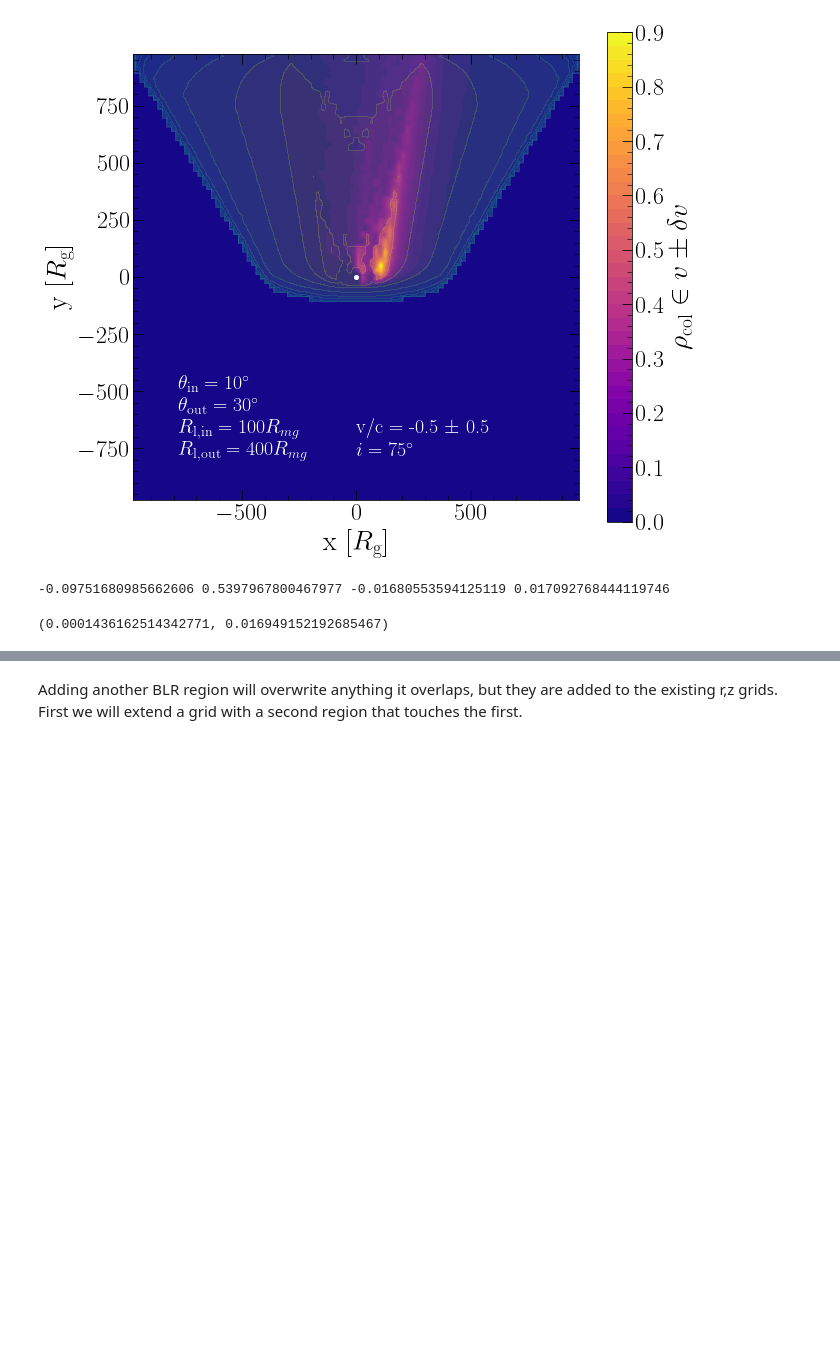
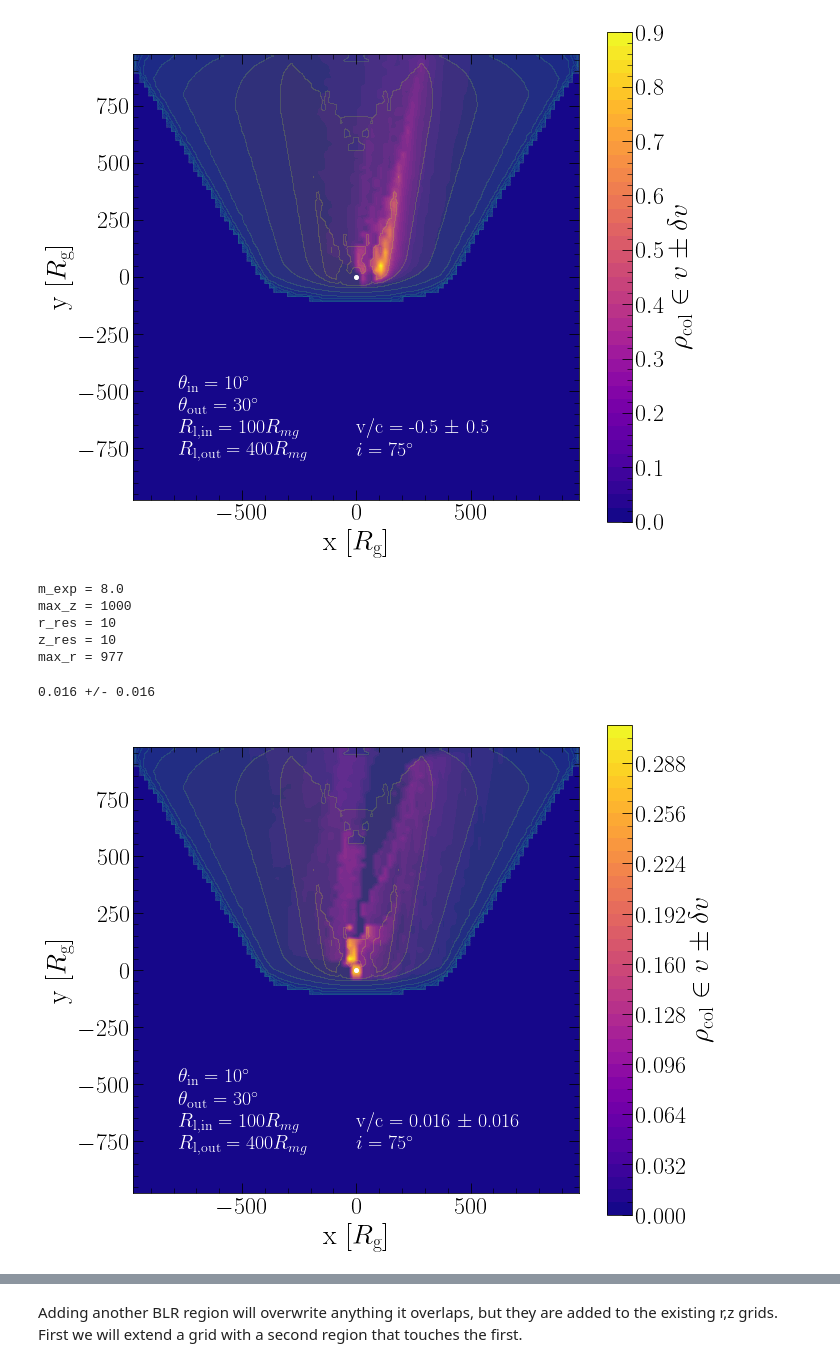
Before and after one commit to Henry-Best-01/Amoeba, a Jupyter notebook: TestingBLR.ipynb, the cells around one changed output, grey strips where cells are left out. Cells and saved outputs as stored; diff of their text form; code cells hidden in the pictures; blank space fills up the shorter version.

```diff
--- a/TestingBLR.ipynb
+++ b/TestingBLR.ipynb
@@ -148,6 +146,53 @@ v_selected_TF = testingBLR.Scatter_vline_BLR_TF(inc_ang, vel_centroid, delta_vel
-# %%
-testingBLR.Check_emission_line_contamination(inc_ang, 590, 580, 600, redshift=0)
-# %% [output]
--0.09751680985662606 0.5397967800467977 -0.01680553594125119 0.017092768444119746
-(0.0001436162514342771, 0.016949152192685467)
+# %%
+v_selected_TF = testingBLR.Scattering_Vel_Line_BLR_TF(inc_ang, vel_centroid, delta_vel, scaleratio=15)
+print("m_exp =", testingBLR.mass_exp)
+print("max_z =", testingBLR.max_z)
+print("r_res =", testingBLR.r_res)
+print("z_res =", testingBLR.z_res)
+print("max_r =", testingBLR.max_r)
+# %% [output]
+m_exp = 8.0
+max_z = 1000
+r_res = 10
+z_res = 10
+max_r = 977
+# %%
+vel_select = testingBLR.Check_Line_Contamination(inc_ang, 300, 580, 600, redshift=1)
+if vel_select is not False:
+    v_selected_TF = testingBLR.Scattering_Vel_Line_BLR_TF(inc_ang, vel_select[0], vel_select[1], scaleratio=40)
+    print(str(vel_select[0])[:5]+" +/- "+str(vel_select[1])[:5])
+else:
+    print("no selections made")
+# %% [output]
+0.016 +/- 0.016
+# %%
+xalign1 = -0.8*np.max(x_vals)
+xalign2 = 0
+yalign = -0.5*np.max(y_vals)
+deltay = 0.1*np.max(y_vals)
+
+v_slice = testingBLR.Project_BLR_velocity_slice(inc_ang, vel_select[0], vel_select[1])
+rescale_v_slice = rescale(v_slice, 30)
+
+fig, ax = plt.subplots(figsize=(10,9))
+contours = ax.contourf(x_vals, y_vals, rescale_v_slice, 40, cmap='plasma')
+ax.contourf(x_vals, y_vals, np.log10(rescale_projection), 20, alpha=0.2)
+cbar = plt.colorbar(contours, ax=ax, label=r"$\rho_{\rm{col}} \in v \pm \delta v$")
+ax.plot([0],[0], 'w.-', markersize=8)
+ax.set_xlabel(r"x [$R_{\rm{g}}$]")
+ax.set_ylabel(r"y [$R_{\rm{g}}$]")
+
+ax.text(xalign1, yalign-0*deltay, r"$\theta_{\rm{in}} = "+str(sl_1_theta)[:3]+"^{\circ}$", color='white', fontsize=20)
+ax.text(xalign1, yalign-1*deltay, r"$\theta_{\rm{out}} = "+str(sl_2_theta)[:3]+"^{\circ}$", color='white', fontsize=20)
+ax.text(xalign1, yalign-2*deltay, r"$R_{\rm{l, in}} = "+str(sl_1_rlaunch)[:3]+" R_{\rm{g}}$", color='white', fontsize=20)
+ax.text(xalign1, yalign-3*deltay, r"$R_{\rm{l, out}} = "+str(sl_2_rlaunch)[:3]+" R_{\rm{g}}$", color='white', fontsize=20)
+
+
+ax.text(xalign2, yalign-2*deltay, r"v/c = "+str(vel_select[0])[:5]+r" $\pm$ "+ str(vel_select[1])[:5], color='white', fontsize=20)
+ax.text(xalign2, yalign-3*deltay, r"$i = "+str(inc_ang)+r"^{\circ}$ ", color='white', fontsize=20)
+ax.set_aspect(1)
+
+plt.show()
+# %% [output]
+[figure, added]
 # %%
```
Also changed, not shown: parts of 3 cells of this notebook, 1 other file.
